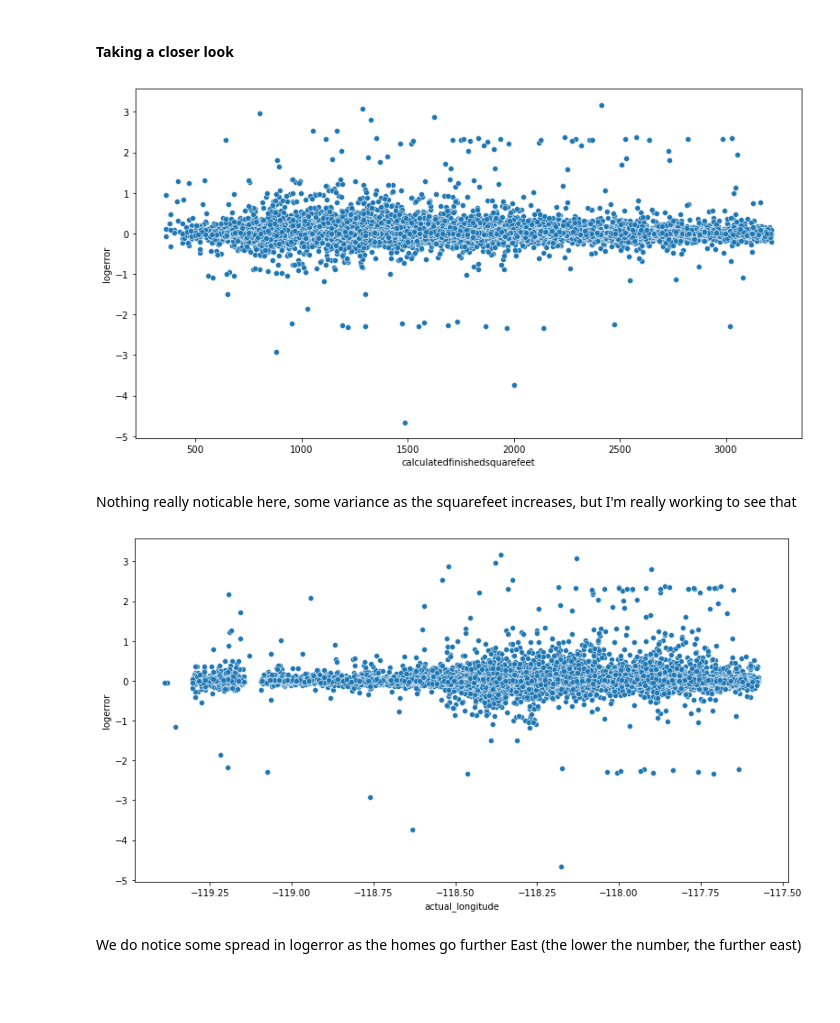
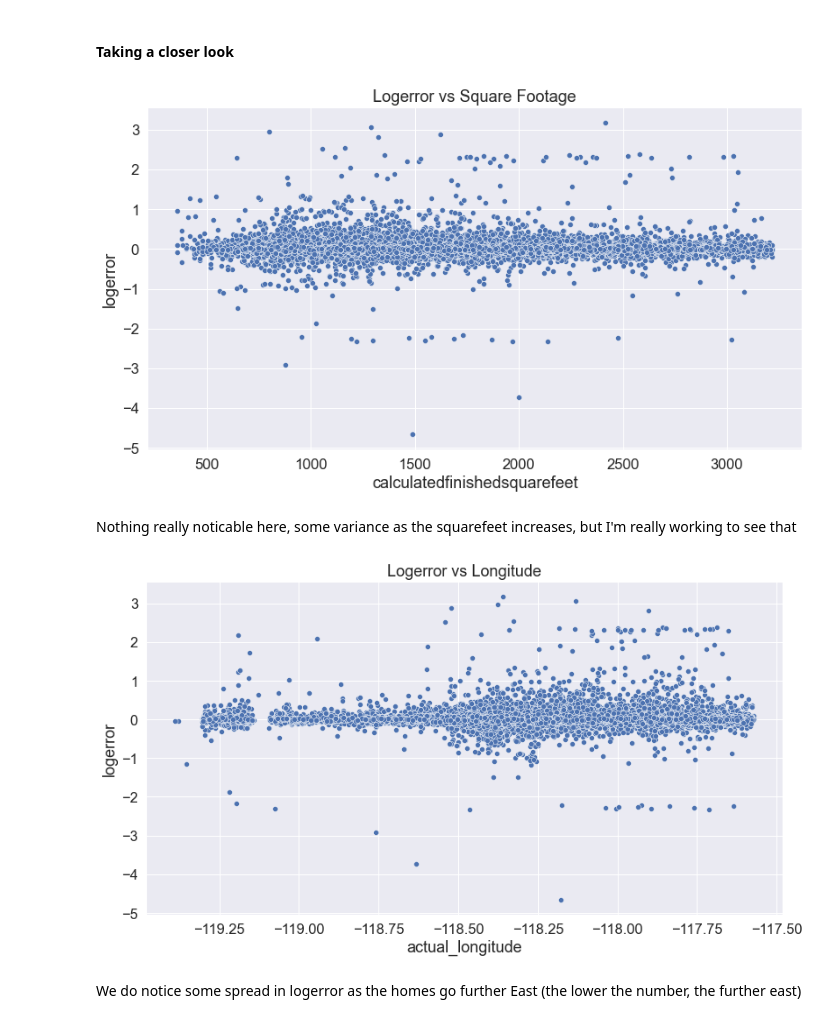
Before and after one commit to Joshua-C-Bryant/zillow_clustering_project, a Jupyter notebook: zillow_clustering_project.ipynb, the cells around one changed output. Saved outputs shown, nothing was run; the diff lists cells and outputs as text; code cells hidden in the pictures; blank space fills up the shorter version.

```diff
--- a/zillow_clustering_project.ipynb
+++ b/zillow_clustering_project.ipynb
@@ -410,20 +435,23 @@ Index(['bedroomcnt', 'calculatedfinishedsquarefeet',
 #### Taking a closer look
 # %%
 # Logerror and calculatedfinishedsquarefeet
+sns.set(font_scale = 1.5)
 plt.figure(figsize = (13,7))
 sns.scatterplot(data=train, y=train.logerror, x = train.calculatedfinishedsquarefeet)
+plt.title('Logerror vs Square Footage')
 plt.show()
 # %% [output]
-[figure, old version]
+[figure, new version]
 # %% [markdown]
 Nothing really noticable here, some variance as the squarefeet increases, but I'm really working to see that
 # %%
 # Logerror and longitude...using "actual" for readability
 plt.figure(figsize = (13,7))
 sns.scatterplot(data=train, y=train.logerror, x = train.actual_longitude)
+plt.title('Logerror vs Longitude')
 plt.show()
 # %% [output]
-[figure, old version]
+[figure, new version]
 # %% [markdown]
 We do notice some spread in logerror as the homes go further East (the lower the number, the further east)
 # %%
```
Also changed, not shown: parts of 68 cells of this notebook.
